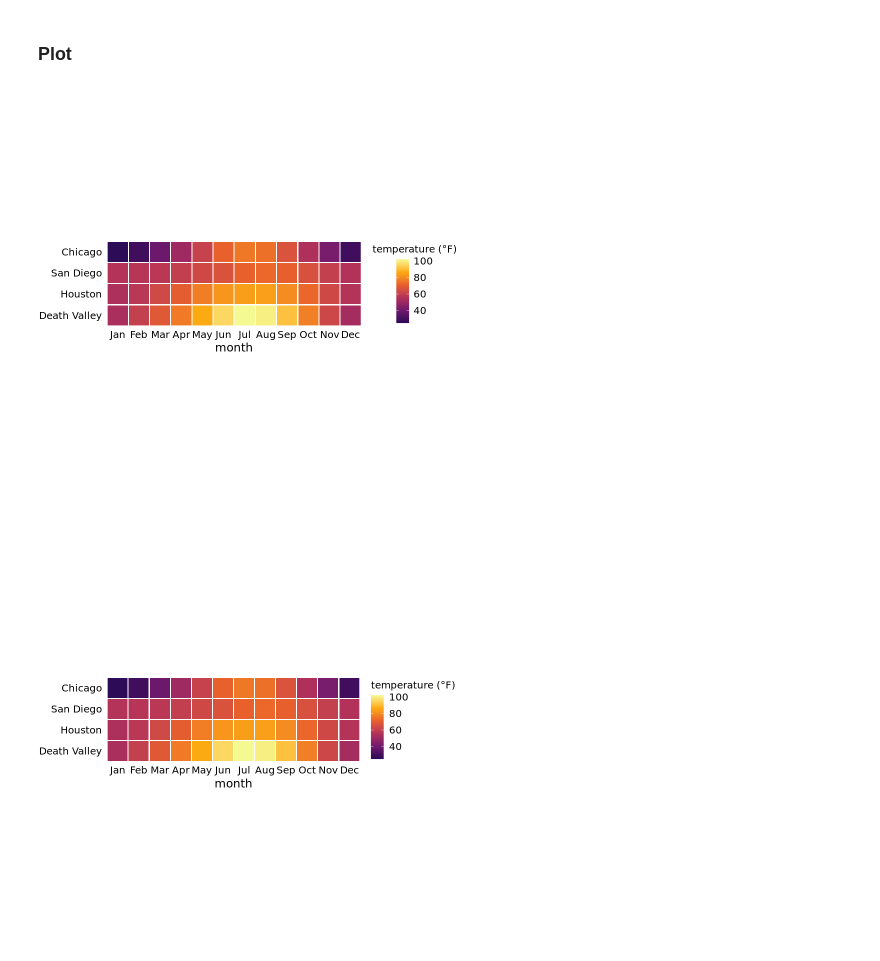
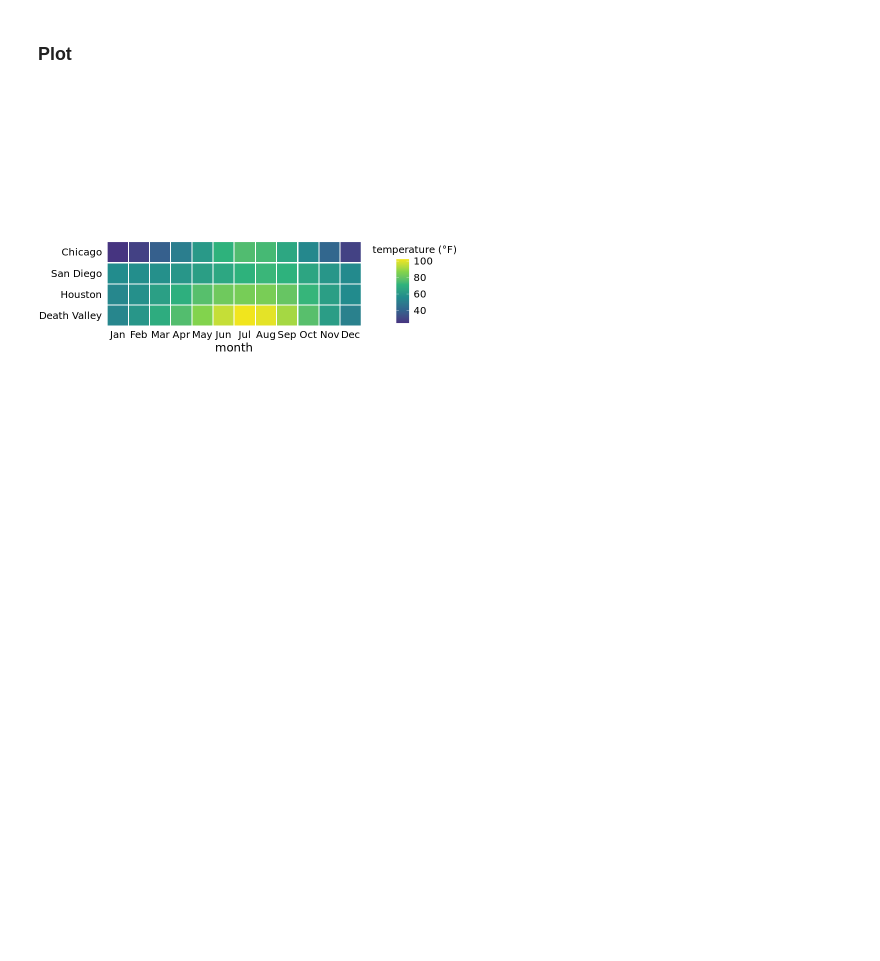
Before and after one commit to Venustiano/DataVis2, a Jupyter notebook: material/scripts/FDV/Fig2_4_temperature_heatmap.ipynb, the cells around one changed output. Drawn from its saved outputs; the diff is of its cells as text; code cells hidden in the pictures; blank space fills up the shorter version.

Commit message:
update heatmap plot

```diff
--- a/material/scripts/FDV/Fig2_4_temperature_heatmap.ipynb
+++ b/material/scripts/FDV/Fig2_4_temperature_heatmap.ipynb
@@ -24,3 +25,25 @@ The following objects are masked from ‘package:base’:
     date, intersect, setdiff, union
 # %% [markdown]
 ### Data preprocessing (mean temps)
+# %%
+temps_long <- filter(ncdc_normals,
+                station_id %in% c(
+                  "USW00014819", # Chicago, IL 60638
+                  #"USC00516128", # Honolulu, HI 96813
+                  #"USW00027502", # Barrow, AK 99723, coldest point in the US
+                  "USC00042319", # Death Valley, CA 92328 hottest point in the US
+                  "USW00093107", # San Diego, CA 92145
+                  #"USC00427606"  # Salt Lake City, UT 84103
+                  "USW00012918" # Houston, TX 77061
+                )) %>%
+  mutate(location = fct_recode(factor(station_id),
+                               "Chicago" = "USW00014819",
+                               #"Honolulu, HI" = "USC00516128",
+                               #"Barrow, AK" = "USW00027502",
+                               "Death Valley" = "USC00042319",
+                               "San Diego" = "USW00093107",
+                               #"Salt Lake City, UT" = "USC00427606",
+                               "Houston" = "USW00012918")) %>%
+  mutate(location = factor(location, levels = c("Death Valley", "Houston", "San Diego", "Chicago")))
+
+head(temps_long)
@@ -54,19 +86,20 @@ A tibble: 6 × 3
 # %%
 p <- ggplot(mean_temps, aes(x = month, y = location, fill = mean)) +
   geom_tile(width = .95, height = 0.95) +
-  scale_fill_viridis_c(option = "B", begin = 0.15, end = 0.98,
+  scale_fill_viridis_c(option = "D", begin = 0.15, end = 0.98,
                        name = "temperature (°F)") +
+    # scale_fill_viridis_c(option = "B", begin = 0.15, end = 0.98,
+    #                    name = "temperature (°F)") +
   scale_y_discrete(name = NULL) +
   coord_fixed(expand = FALSE) +
   theme_dviz_open() +
   theme(axis.line = element_blank(),
         axis.ticks = element_blank(),
         #axis.text.y = element_text(size = 14),
         legend.title = element_text(size = 12)
         )
 # fix legend (make it centered)
 ggdraw(align_legend(p))
-p
+# p
 # %% [output]
-[figure, old version]
+[figure, new version]
-[figure, removed]
```
Also changed, not shown: parts of 4 cells of this notebook.
